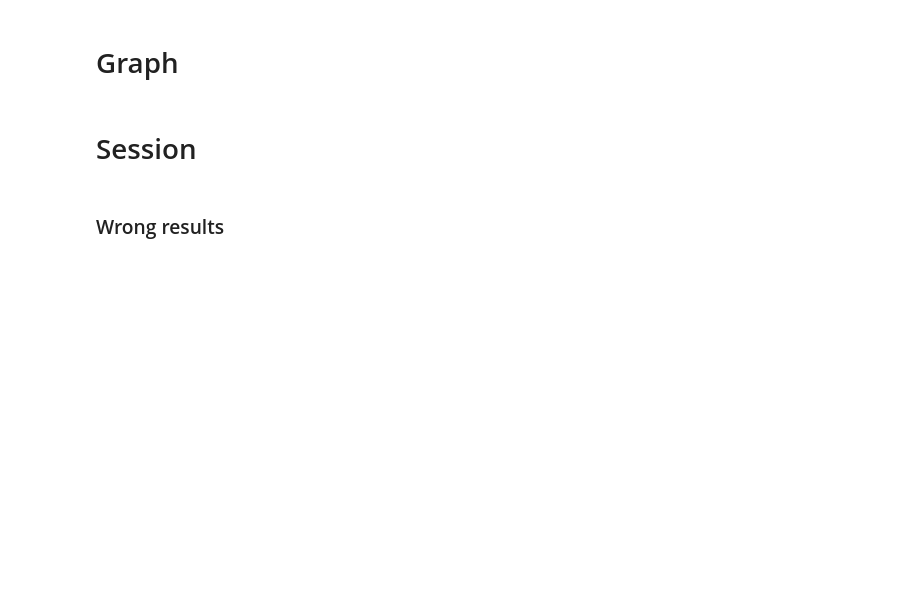
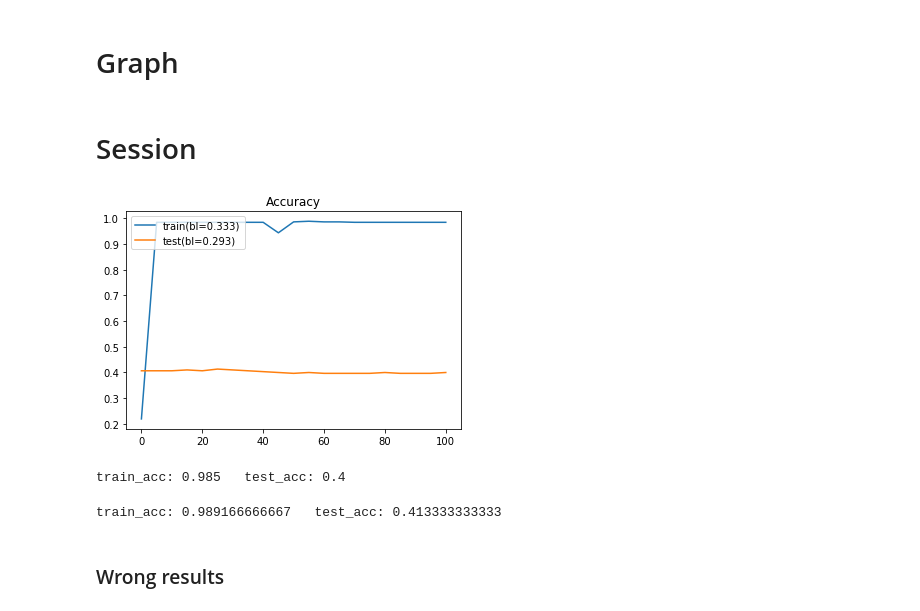
Before and after one commit to we-have-no-name/Sentiment-Classifiers, a Jupyter notebook: Model.ipynb, the cells around one changed output. Cells and saved outputs as stored; diff of their text form; code cells hidden in the pictures; blank space fills up the shorter version.

```diff
--- a/Model.ipynb
+++ b/Model.ipynb
@@ -231,9 +279,9 @@ fw.flush()
 # %% [markdown]
 # Session
 # %%
-iters=10; max_train=1200; max_test = 300
-sess = tf.Session()
-sess.run(tf.global_variables_initializer())
+iters=100; max_train=1200; max_test = 300
+# sess = tf.Session()
+# sess.run(tf.global_variables_initializer())
 
 # saver = tf.train.Saver()
 # saver.restore(sess, os.path.join(data_path, "d"+ str(embedding_dim), "_word_embedding", "TF_Variables")
@@ -251,7 +299,7 @@ for i in range(iters):
     iter_train_result = np.zeros(max_train); final_train_probs = np.zeros((max_train, classes))
     iter_test_result = np.zeros(max_test); final_test_probs = np.zeros((max_test, classes))
     for j in range(int(max_train/batch_size)):
-        np_inputs = tweets_embedded[j*batch_size:(j+1)*batch_size, :max_length]
+        np_inputs = tweets_embedded[j*batch_size:(j+1)*batch_size, :num_steps]
         np_targets = sents_np[j*batch_size:(j+1)*batch_size]
         if checkpoint and i==iters-1:
             _, np_probs, np_results = sess.run([opt_op, probs, results], feed_dict={inputs: np_inputs, targets: np_targets})
@@ -270,35 +318,43 @@ for i in range(iters):
     checks = np.fromiter(map(lambda i,j :i in j, iter_train_result, sentiments_lists[:max_train]), dtype=np.bool)
     all_accs[i] = np.count_nonzero(checks)/checks.size
 
     #update plot
     all_accs_sampled[checkpoint] = all_accs[i]
     x_axis.append(checkpoint*5)
 #     sys.stdout.write('\r'); sys.stdout.write('      '); sys.stdout.write('\r')
 #     print(i, end='')
     plt.gca().cla()
     plt.plot(x_axis,all_accs_sampled[:(checkpoint)+1], label="train(bl=" + str(train_baseline) + ")")
     for test in range(int(max_test/batch_size)):
         np_test_inputs = tweets_embedded[max_train + (test*batch_size):max_train + ((test+1)*batch_size), :num_steps]
         np_test_targets = sents_np[max_train + (test*batch_size):max_train + ((test+1)*batch_size)]
         if i==iters-1:
             np_test_results, np_test_probs = sess.run([results, probs], feed_dict={inputs:  np_test_inputs, targets: np_test_targets})
             final_test_probs[(test*batch_size):((test+1)*batch_size)] = np_test_probs
         else:
             np_test_results, = sess.run([ results], feed_dict={inputs:  np_test_inputs, targets: np_test_targets})
         iter_test_result[(test*batch_size):((test+1)*batch_size)] = np_test_results
 #     checks = iter_test_result==sents_np[max_train:max_train + max_test]
     checks = np.fromiter(map(lambda i,j :i in j, iter_test_result, sentiments_lists[max_train:max_train + max_test]), dtype=np.bool)
     tests_accs[checkpoint] = np.count_nonzero(checks)/checks.size
     plt.plot(x_axis,tests_accs[:(checkpoint)+1],label="test(bl=" + str(test_baseline) + ")")
     plt.title('Accuracy')
     plt.legend(loc='upper left')
     display.display(plt.gcf())
     display.clear_output(wait=True)
 # sys.stdout.write('\r'); sys.stdout.write('      '); sys.stdout.write('\r')
 
 winsound.Beep(2500,500)
+# %% [output]
+[figure, added]
 # %%
-print('train_acc:', all_accs[-1], '  test_acc:', tests_accs[-1])
+print('train_acc:', all_accs_sampled[-1], '  test_acc:', tests_accs[-1])
+# %% [output]
+train_acc: 0.985   test_acc: 0.4
+# %%
+print('train_acc:', max(all_accs_sampled), '  test_acc:', max(tests_accs))
+# %% [output]
+train_acc: 0.989166666667   test_acc: 0.413333333333
 # %% [markdown]
 ### Wrong results
 # %%
```
Also changed, not shown: parts of 10 cells of this notebook.
